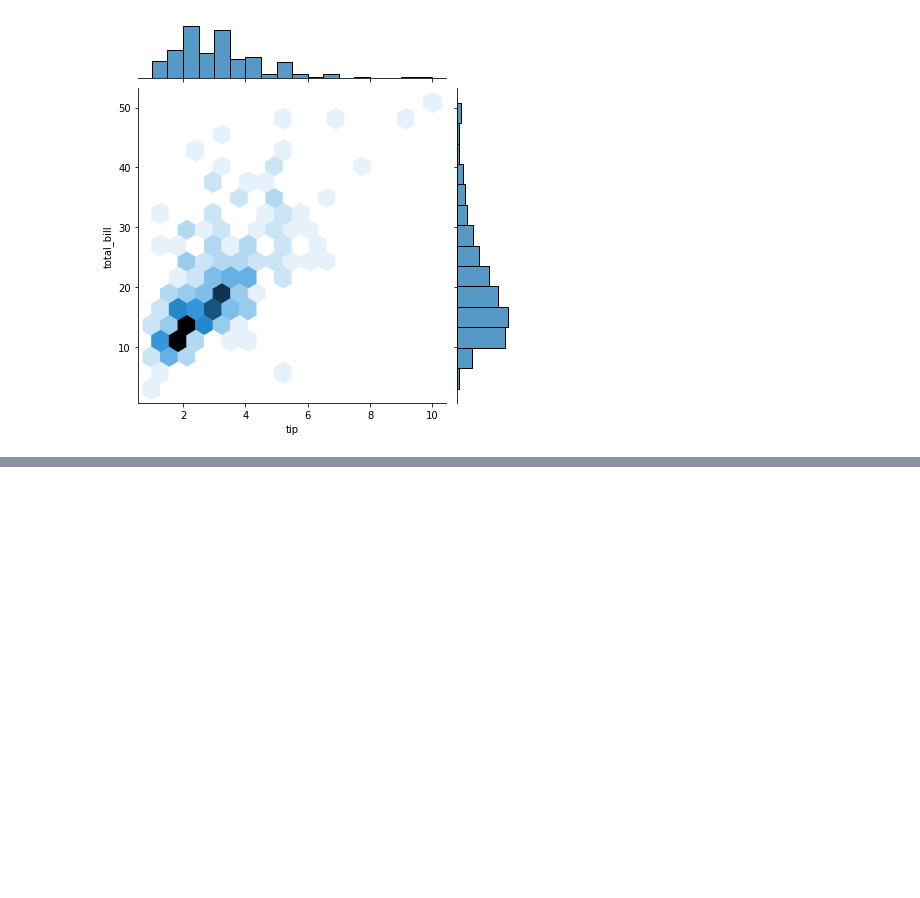
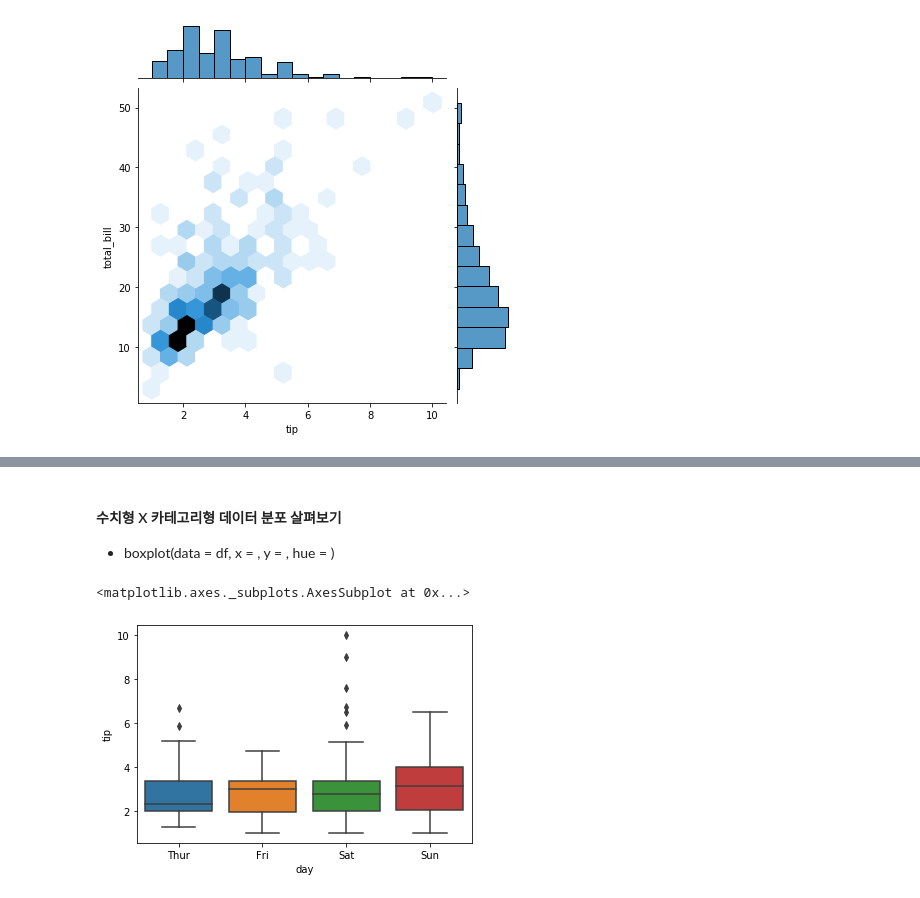
Before and after one commit to psuny1116/python-, a Jupyter notebook: visualization.ipynb, the cells around one changed output, grey strips where cells are left out. Drawn from its saved outputs; the diff is of its cells as text; code cells hidden in the pictures; blank space fills up the shorter version.

```diff
--- a/visualization.ipynb
+++ b/visualization.ipynb
@@ -126,0 +142,8 @@ sns.jointplot(data = raw, x = 'tip', y = 'total_bill', kind = 'hex')
+# %% [markdown]
+#### 수치형 X 카테고리형 데이터 분포 살펴보기
+* boxplot(data = df, x = , y = , hue = )
+# %%
+sns.boxplot(data = raw, x = 'day', y = 'tip')
+# %% [output]
+<matplotlib.axes._subplots.AxesSubplot at 0x...>
+[figure, added]
```
Also changed, not shown: parts of 13 cells of this notebook.
